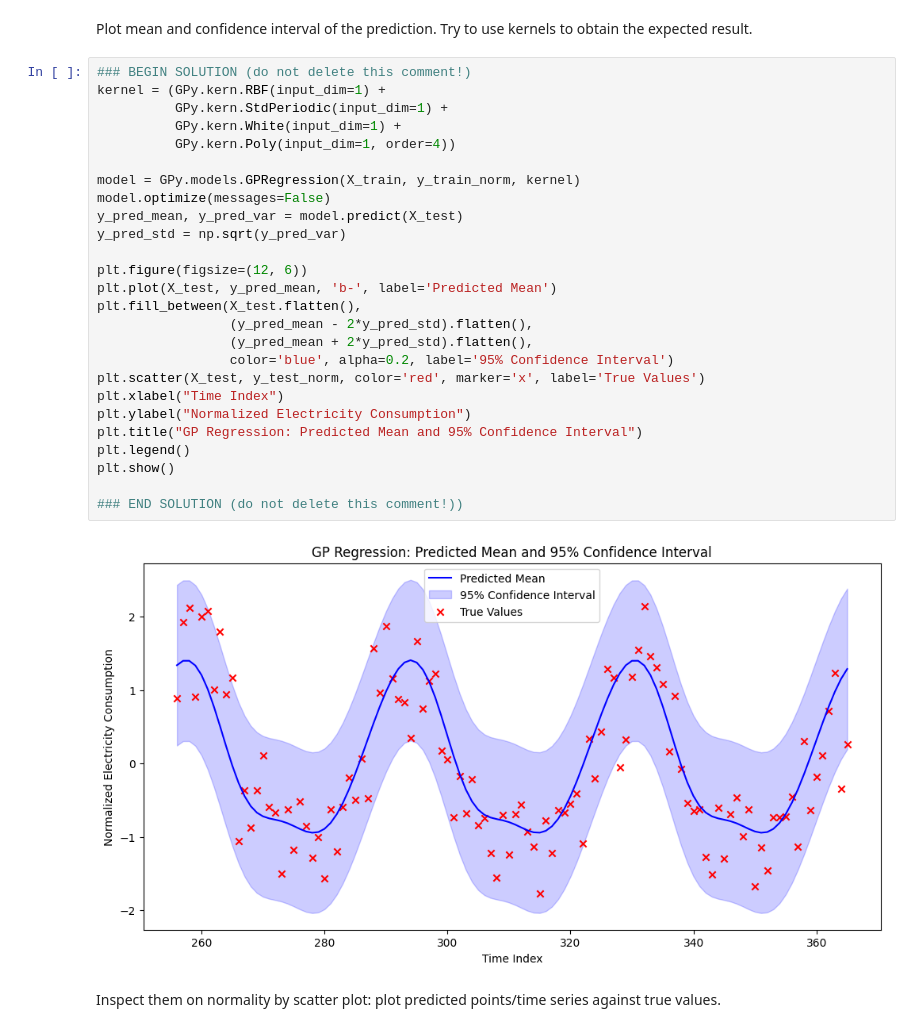
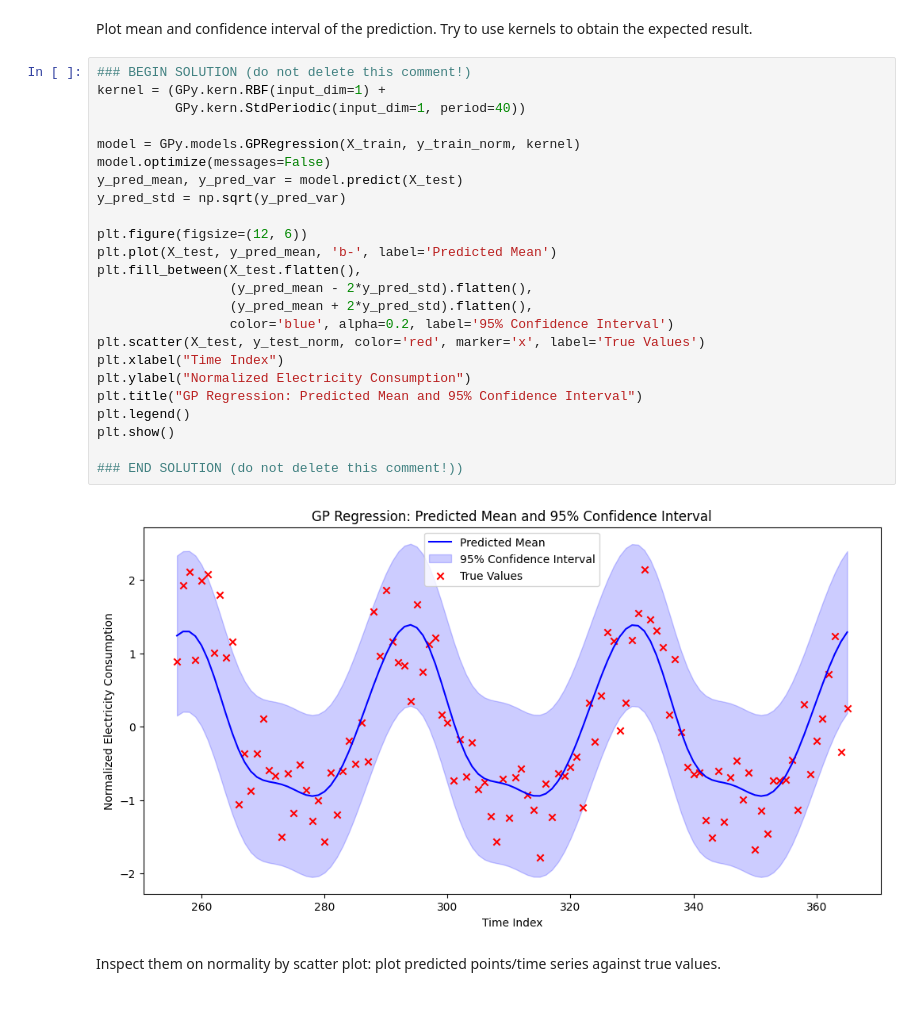
Before and after one commit to br0fire/Skoltech_ML, a Jupyter notebook: HW_2/HW02.ipynb, the cells around one changed output. Cells and saved outputs as stored; diff of their text form.

```diff
--- a/HW_2/HW02.ipynb
+++ b/HW_2/HW02.ipynb
@@ -101,31 +97,29 @@ Plot mean and confidence interval of the prediction. Try to use kernels to obtai
 # %%
 ### BEGIN SOLUTION (do not delete this comment!)
 kernel = (GPy.kern.RBF(input_dim=1) +
-          GPy.kern.StdPeriodic(input_dim=1) +
-          GPy.kern.White(input_dim=1) +
-          GPy.kern.Poly(input_dim=1, order=4))
+          GPy.kern.StdPeriodic(input_dim=1, period=40))
 
 model = GPy.models.GPRegression(X_train, y_train_norm, kernel)
 model.optimize(messages=False)
 y_pred_mean, y_pred_var = model.predict(X_test)
 y_pred_std = np.sqrt(y_pred_var)
 
 plt.figure(figsize=(12, 6))
 plt.plot(X_test, y_pred_mean, 'b-', label='Predicted Mean')
 plt.fill_between(X_test.flatten(),
                  (y_pred_mean - 2*y_pred_std).flatten(),
                  (y_pred_mean + 2*y_pred_std).flatten(),
                  color='blue', alpha=0.2, label='95% Confidence Interval')
 plt.scatter(X_test, y_test_norm, color='red', marker='x', label='True Values')
 plt.xlabel("Time Index")
 plt.ylabel("Normalized Electricity Consumption")
 plt.title("GP Regression: Predicted Mean and 95% Confidence Interval")
 plt.legend()
 plt.show()
 
 ### END SOLUTION (do not delete this comment!))
 # %% [output]
-[figure, old version]
+[figure, new version]
 # %% [markdown]
 Inspect them on normality by scatter plot: plot predicted points/time series against true values.
 # %%
```
Also changed, not shown: parts of 35 cells of this notebook.
